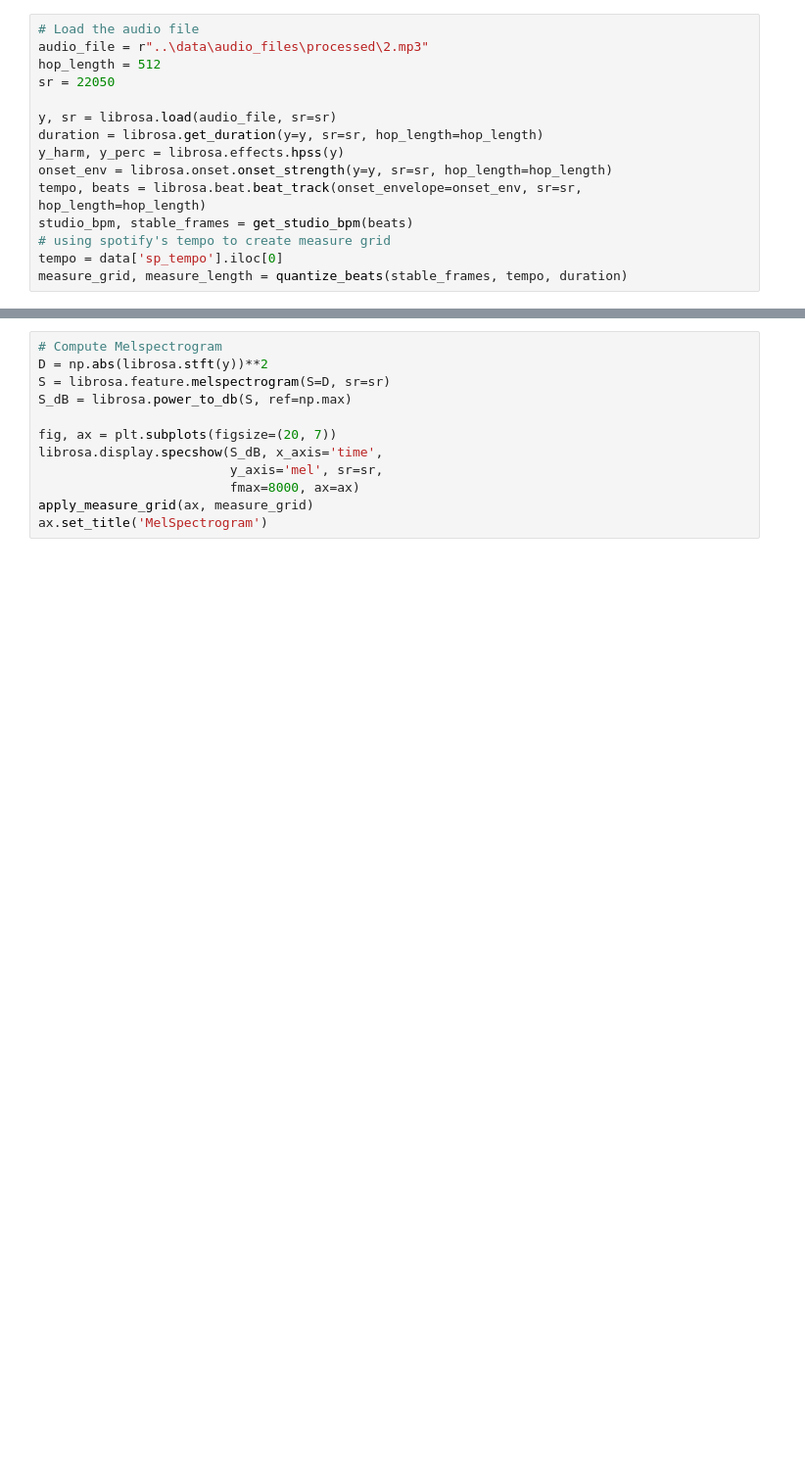
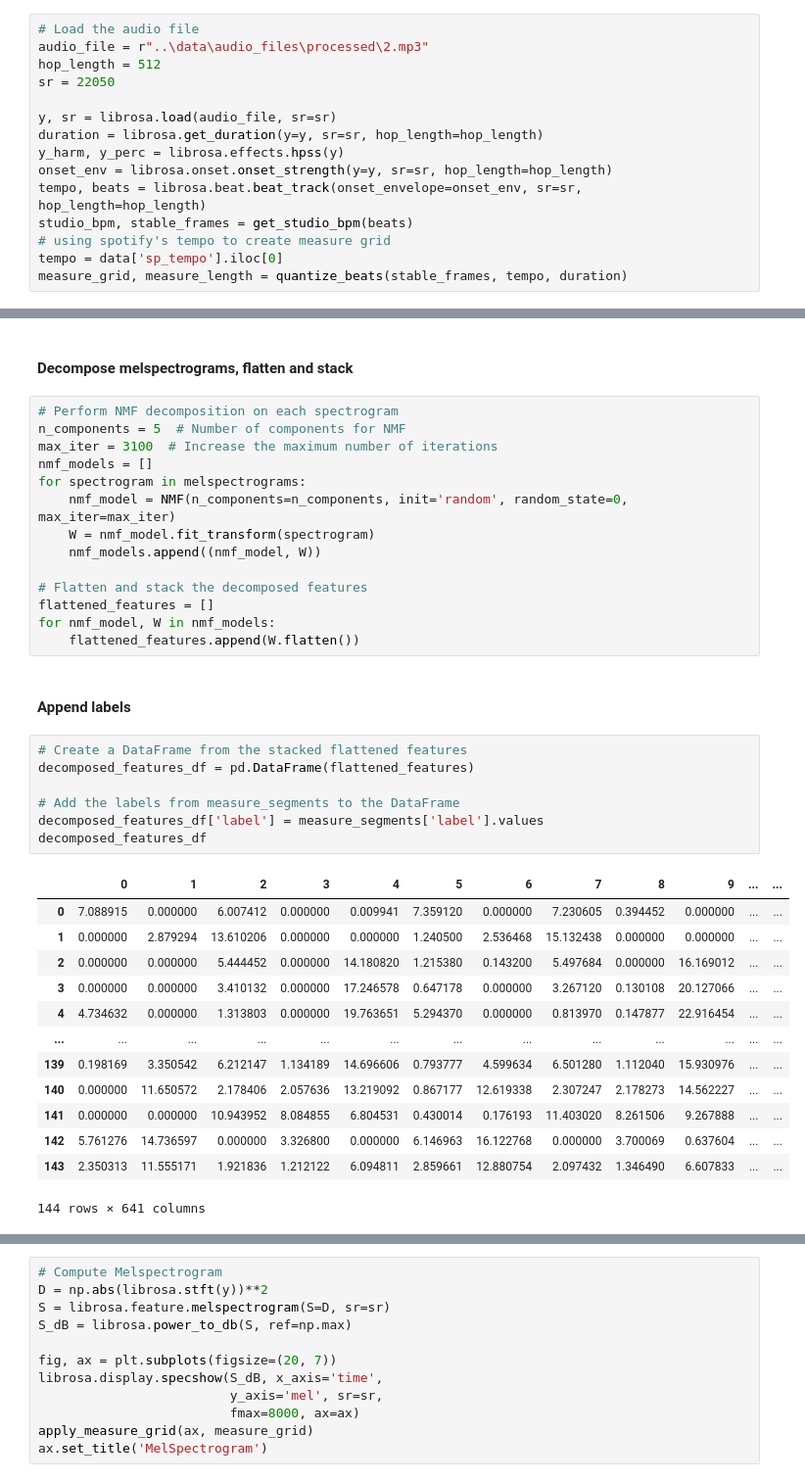
Before and after one commit to dennisvdang/mixin, a Jupyter notebook: notebooks/04_Modeling.ipynb, the cells around one changed output, grey strips where cells are left out. Shown at 98% size. Drawn from its saved outputs; the diff is of its cells as text; blank space fills up the shorter version.

```diff
--- a/notebooks/04_Modeling.ipynb
+++ b/notebooks/04_Modeling.ipynb
@@ -228,0 +334,39 @@ plt.show()
+# %% [markdown]
+#### Decompose melspectrograms, flatten and stack
+# %%
+# Perform NMF decomposition on each spectrogram
+n_components = 5  # Number of components for NMF
+max_iter = 3100  # Increase the maximum number of iterations
+nmf_models = []
+for spectrogram in melspectrograms:
+    nmf_model = NMF(n_components=n_components, init='random', random_state=0, max_iter=max_iter)
+    W = nmf_model.fit_transform(spectrogram)
+    nmf_models.append((nmf_model, W))
+
+# Flatten and stack the decomposed features
+flattened_features = []
+for nmf_model, W in nmf_models:
+    flattened_features.append(W.flatten())
+# %% [markdown]
+#### Append labels
+# %%
+# Create a DataFrame from the stacked flattened features
+decomposed_features_df = pd.DataFrame(flattened_features)
+
+# Add the labels from measure_segments to the DataFrame
+decomposed_features_df['label'] = measure_segments['label'].values
+decomposed_features_df
+# %% [output]
+|  | 0 | 1 | 2 | 3 | 4 | 5 | 6 | 7 | 8 | 9 | ... | ... |
+| 0 | 7.088915 | 0.000000 | 6.007412 | 0.000000 | 0.009941 | 7.359120 | 0.000000 | 7.230605 | 0.394452 | 0.000000 | ... | ... |
+| 1 | 0.000000 | 2.879294 | 13.610206 | 0.000000 | 0.000000 | 1.240500 | 2.536468 | 15.132438 | 0.000000 | 0.000000 | ... | ... |
+| 2 | 0.000000 | 0.000000 | 5.444452 | 0.000000 | 14.180820 | 1.215380 | 0.143200 | 5.497684 | 0.000000 | 16.169012 | ... | ... |
+| 3 | 0.000000 | 0.000000 | 3.410132 | 0.000000 | 17.246578 | 0.647178 | 0.000000 | 3.267120 | 0.130108 | 20.127066 | ... | ... |
+| 4 | 4.734632 | 0.000000 | 1.313803 | 0.000000 | 19.763651 | 5.294370 | 0.000000 | 0.813970 | 0.147877 | 22.916454 | ... | ... |
+| ... | ... | ... | ... | ... | ... | ... | ... | ... | ... | ... | ... | ... |
+| 139 | 0.198169 | 3.350542 | 6.212147 | 1.134189 | 14.696606 | 0.793777 | 4.599634 | 6.501280 | 1.112040 | 15.930976 | ... | ... |
+| 140 | 0.000000 | 11.650572 | 2.178406 | 2.057636 | 13.219092 | 0.867177 | 12.619338 | 2.307247 | 2.178273 | 14.562227 | ... | ... |
+| 141 | 0.000000 | 0.000000 | 10.943952 | 8.084855 | 6.804531 | 0.430014 | 0.176193 | 11.403020 | 8.261506 | 9.267888 | ... | ... |
+| 142 | 5.761276 | 14.736597 | 0.000000 | 3.326800 | 0.000000 | 6.146963 | 16.122768 | 0.000000 | 3.700069 | 0.637604 | ... | ... |
+| 143 | 2.350313 | 11.555171 | 1.921836 | 1.212122 | 6.094811 | 2.859661 | 12.880754 | 2.097432 | 1.346490 | 6.607833 | ... | ... |
+144 rows × 641 columns
```
Also changed, not shown: parts of 16 cells of this notebook.
